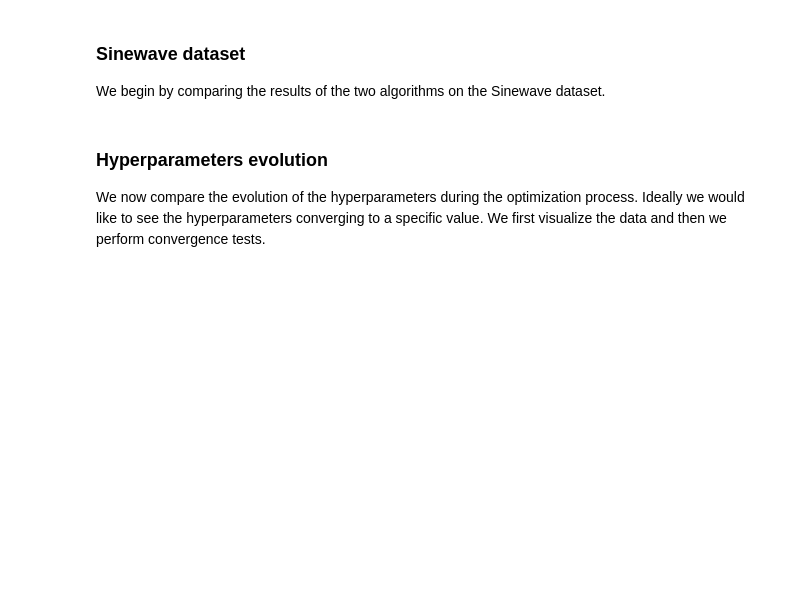
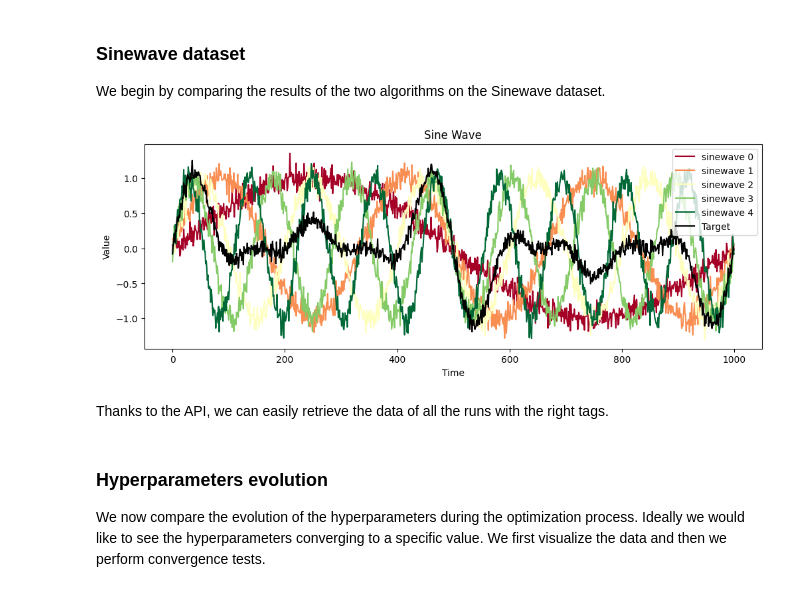
Before and after one commit to GabrielePintus/GMOO-Project, a Jupyter notebook: notebooks/Results Sinewave MLP.ipynb, the cells around one changed output. Saved outputs shown, nothing was run; the diff lists cells and outputs as text; code cells hidden in the pictures; blank space fills up the shorter version.

```diff
--- a/notebooks/Results Sinewave MLP.ipynb
+++ b/notebooks/Results Sinewave MLP.ipynb
@@ -26,6 +26,24 @@ We can distinguish the different categories of runs by filtering out the tags, l
 ### Sinewave dataset
 
 We begin by comparing the results of the two algorithms on the Sinewave dataset.
+# %%
+dataset = pd.read_parquet('../datasets/sinewave.parquet')
+
+# plot
+fig, ax = plt.subplots(figsize=(12, 4))
+for i in range(5):
+    # Color from green to red
+    ax.plot(dataset.iloc[:, i], label=f'sinewave {i}', color=plt.cm.RdYlGn(i / 4))
+ax.plot(dataset.iloc[:, 5], label='Target', color='black')
+ax.legend()
+ax.set_title('Sine Wave')
+ax.set_xlabel('Time')
+ax.set_ylabel('Value')
+plt.show()
+# %% [output]
+[figure, added]
+# %% [markdown]
+Thanks to the API, we can easily retrieve the data of all the runs with the right tags.
 # %%
 runs_GA = api.runs(path, filters=Filter.MLP_SINEWAVE_GA)
 runs_GA = list(runs_GA)
```
Also changed, not shown: 4 other files.
